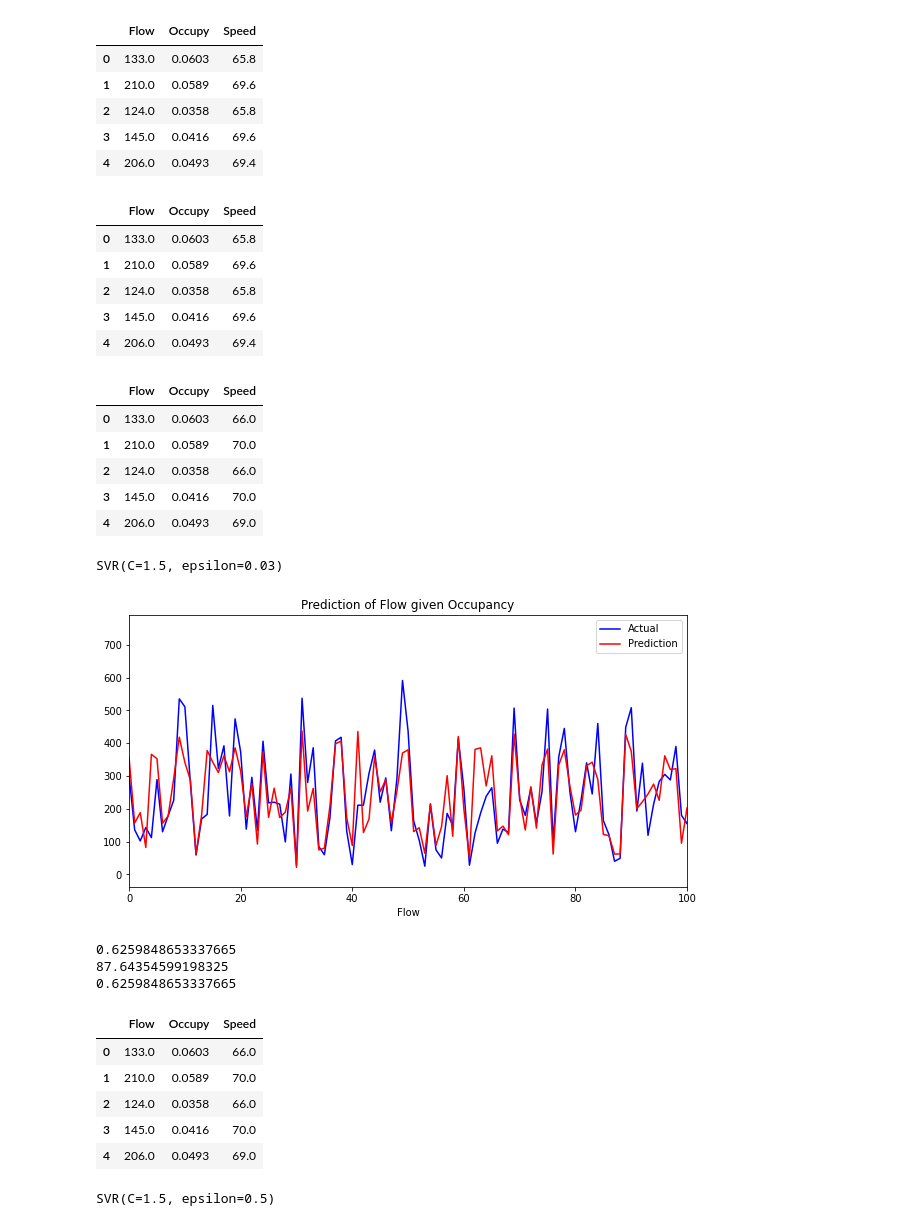
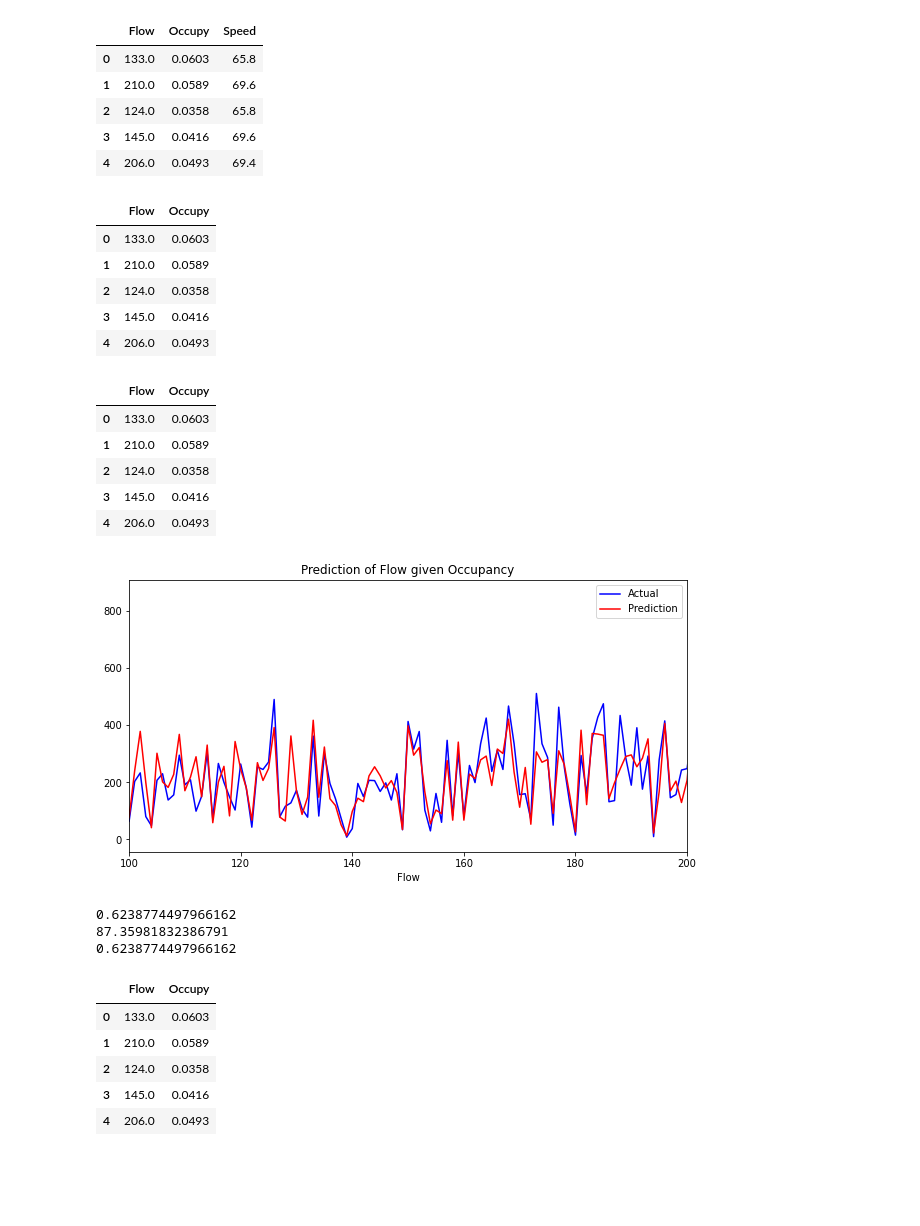
Before and after one commit to fredrikkortet/mt-hh, a Jupyter notebook: SVR.ipynb, the cells around one changed output. Saved outputs shown, nothing was run; the diff lists cells and outputs as text; code cells hidden in the pictures; blank space fills up the shorter version.

```diff
--- a/SVR.ipynb
+++ b/SVR.ipynb
@@ -29,36 +29,33 @@ data.head()
 | 3 | 145.0 | 0.0416 | 69.6 |
 | 4 | 206.0 | 0.0493 | 69.4 |
 # %%
-new_set = data.copy()
+new_set = data[['Flow','Occupy']].copy()
 # %%
 new_set.head()
 # %% [output]
-|  | Flow | Occupy | Speed |
-| 0 | 133.0 | 0.0603 | 65.8 |
-| 1 | 210.0 | 0.0589 | 69.6 |
-| 2 | 124.0 | 0.0358 | 65.8 |
-| 3 | 145.0 | 0.0416 | 69.6 |
-| 4 | 206.0 | 0.0493 | 69.4 |
+|  | Flow | Occupy |
+| 0 | 133.0 | 0.0603 |
+| 1 | 210.0 | 0.0589 |
+| 2 | 124.0 | 0.0358 |
+| 3 | 145.0 | 0.0416 |
+| 4 | 206.0 | 0.0493 |
 # %%
-new_set['Speed'] = np.around(new_set['Speed'])
 new_set['Flow'] = np.around(new_set['Flow'])
 new_set.head()
 # %% [output]
-|  | Flow | Occupy | Speed |
-| 0 | 133.0 | 0.0603 | 66.0 |
-| 1 | 210.0 | 0.0589 | 70.0 |
-| 2 | 124.0 | 0.0358 | 66.0 |
-| 3 | 145.0 | 0.0416 | 70.0 |
-| 4 | 206.0 | 0.0493 | 69.0 |
+|  | Flow | Occupy |
+| 0 | 133.0 | 0.0603 |
+| 1 | 210.0 | 0.0589 |
+| 2 | 124.0 | 0.0358 |
+| 3 | 145.0 | 0.0416 |
+| 4 | 206.0 | 0.0493 |
 # %%
 X = new_set['Occupy'].values
 
 y = new_set['Flow'].values
 
-X_train, X_test, y_train, y_test = train_test_split(X, y, test_size = 0.25)
+X_train, X_test, y_train, y_test = train_test_split(X, y, test_size = 0.20)
 # %%
-
-regressor = SVR(kernel = 'rbf', C=1.5, epsilon= 0.03)
+regressor = SVR(kernel = 'rbf', C=1, epsilon= 0.01)
 regressor.fit(X_train.reshape(-1,1),y_train)
+y_pred = regressor.predict(X_test.reshape(-1,1))
-# %% [output]
-SVR(C=1.5, epsilon=0.03)
@@ -67,17 +62,17 @@ y_pred = regressor.predict(X_test.reshape(-1,1))
 # %%
 plt.figure(figsize=(10,5))
 plt.plot(y_test, color = 'blue',label = "Actual")
-plt.xlim(0,100)
+plt.xlim(100,200)
 plt.plot(y_pred ,color = 'red' ,label = "Prediction")
-plt.xlim(0,100)
+plt.xlim(100,200)
 plt.title('Prediction of Flow given Occupancy')
 plt.xlabel('Number of data')
 plt.xlabel('Flow')
-plt.savefig('occupy_flow.png')
+#plt.savefig('occupy_flow.png')
 plt.legend()
 plt.show()
 # %% [output]
-[figure, old version]
+[figure, new version]
 # %%
 score = regressor.score(X_test.reshape(-1,1),y_test)
 # %%
@@ -88,16 +83,16 @@ print(score)
 print(mse)
 print(r2s)
 # %% [output]
-0.6259848653337665
-87.64354599198325
-0.6259848653337665
+0.6238774497966162
+87.35981832386791
+0.6238774497966162
 # %%
 data_set = new_set.copy()
 data_set.head()
 # %% [output]
-|  | Flow | Occupy | Speed |
-| 0 | 133.0 | 0.0603 | 66.0 |
-| 1 | 210.0 | 0.0589 | 70.0 |
-| 2 | 124.0 | 0.0358 | 66.0 |
-| 3 | 145.0 | 0.0416 | 70.0 |
-| 4 | 206.0 | 0.0493 | 69.0 |
+|  | Flow | Occupy |
+| 0 | 133.0 | 0.0603 |
+| 1 | 210.0 | 0.0589 |
+| 2 | 124.0 | 0.0358 |
+| 3 | 145.0 | 0.0416 |
+| 4 | 206.0 | 0.0493 |
@@ -111,5 +98,0 @@ X_train1, X_test1, y_train1, y_test1 = train_test_split(X1, y1, test_size = 0.25
-# %%
-model_speed = SVR(kernel = 'rbf', C=1.5, epsilon= 0.5)
-model_speed.fit(X_train1.reshape(-1,1),y_train1)
-# %% [output]
-SVR(C=1.5, epsilon=0.5)
```
Also changed, not shown: parts of 6 cells of this notebook, 10 other files.
